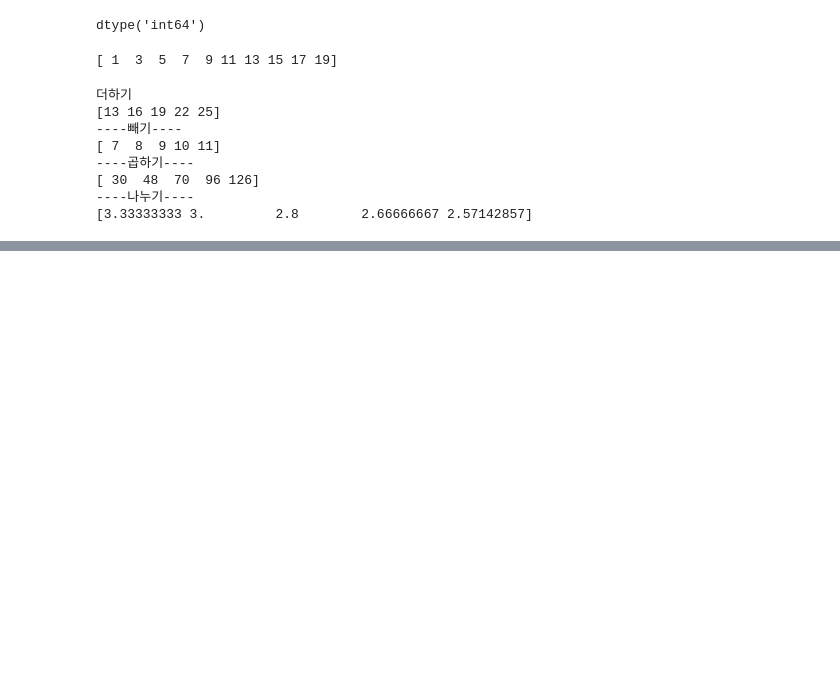
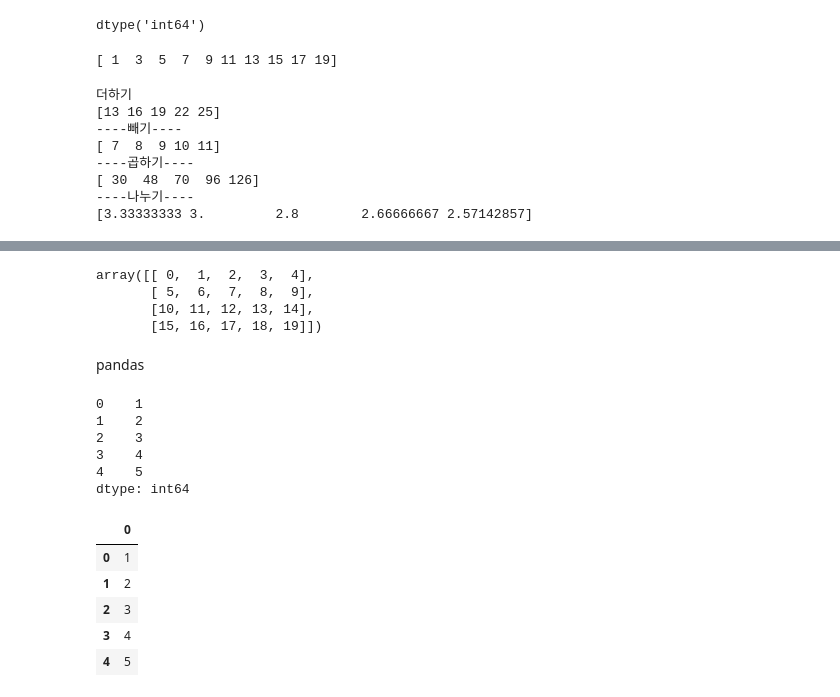
Before and after one commit to bigdatakang0000/START, a Jupyter notebook: 실습230103.ipynb, the cells around one changed output, grey strips where cells are left out. Cells and saved outputs as stored; diff of their text form; code cells hidden in the pictures; blank space fills up the shorter version.

```diff
--- a/실습230103.ipynb
+++ b/실습230103.ipynb
@@ -86,0 +148,11 @@ print(arr1/arr2)
+# %%
+arr5=np.arange(20)
+arr5=arr5.reshape(-1,5)
+arr5
+# %% [output]
+array([[ 0,  1,  2,  3,  4],
+       [ 5,  6,  7,  8,  9],
+       [10, 11, 12, 13, 14],
+       [15, 16, 17, 18, 19]])
+# %% [markdown]
+pandas
@@ -86,0 +161,19 @@ print(arr1/arr2)
+# %%
+series=pd.Series([1,2,3,4,5])
+series
+# %% [output]
+0    1
+1    2
+2    3
+3    4
+4    5
+dtype: int64
+# %%
+pd.DataFrame(series)
+# %% [output]
+|  | 0 |
+| 0 | 1 |
+| 1 | 2 |
+| 2 | 3 |
+| 3 | 4 |
+| 4 | 5 |
```
Also changed, not shown: parts of 25 cells of this notebook.
